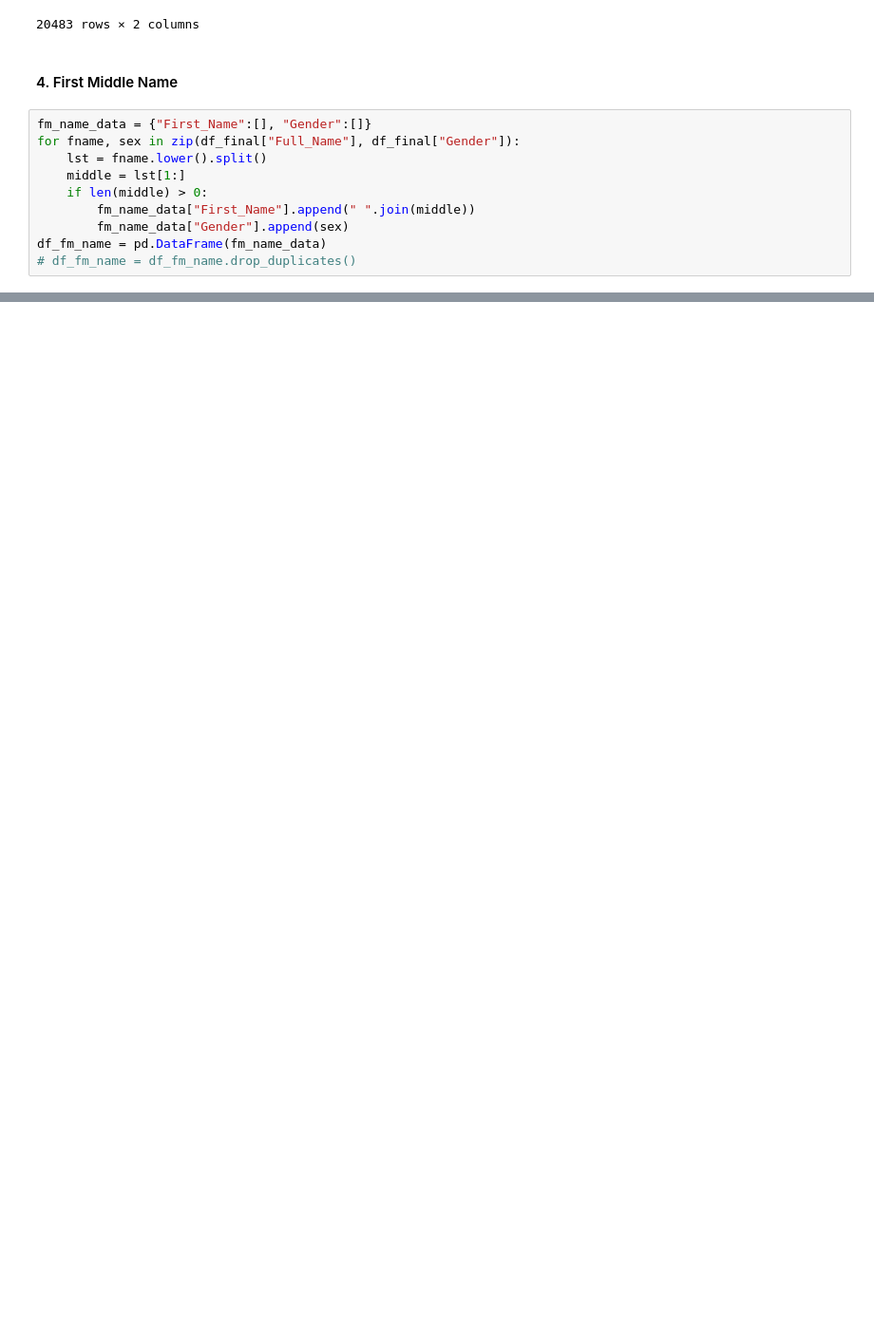
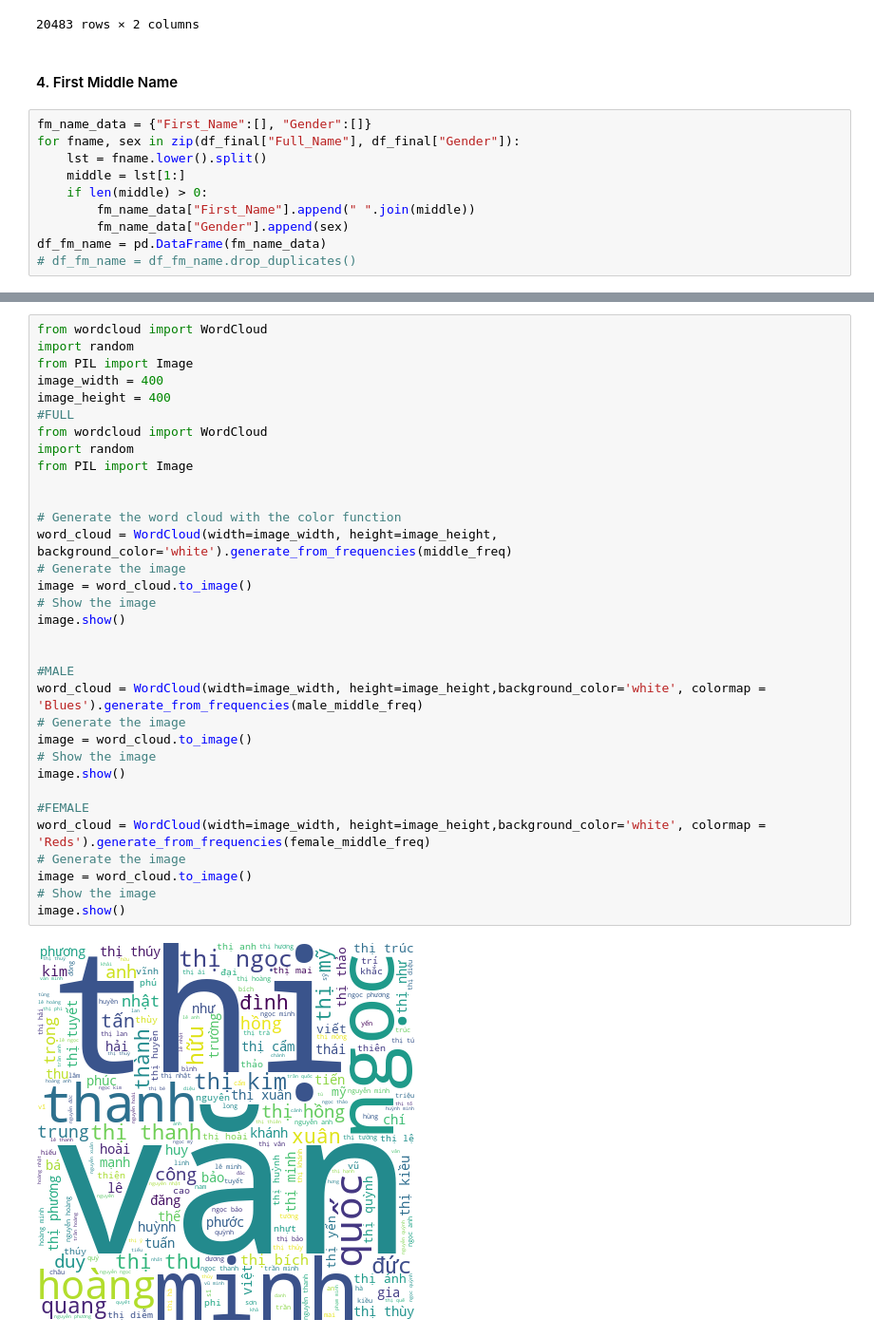
Before and after one commit to namhainguyen2803/The-Mr.-or-Ms.-Dilemma-Can-You-Guess-Them-All, a Jupyter notebook: GenderPrediction/dataset/Data.ipynb, the cells around one changed output, grey strips where cells are left out. Shown at 95% size. Drawn from its saved outputs; the diff is of its cells as text; blank space fills up the shorter version.

```diff
--- a/GenderPrediction/dataset/Data.ipynb
+++ b/GenderPrediction/dataset/Data.ipynb
@@ -485,0 +509,35 @@ df_fm_name
+# %%
+from wordcloud import WordCloud
+import random
+from PIL import Image
+image_width = 400
+image_height = 400
+#FULL
+from wordcloud import WordCloud
+import random
+from PIL import Image
+
+
+# Generate the word cloud with the color function
+word_cloud = WordCloud(width=image_width, height=image_height, background_color='white').generate_from_frequencies(middle_freq)
+# Generate the image
+image = word_cloud.to_image()
+# Show the image
+image.show()
+
+
+#MALE
+word_cloud = WordCloud(width=image_width, height=image_height,background_color='white', colormap = 'Blues').generate_from_frequencies(male_middle_freq)
+# Generate the image
+image = word_cloud.to_image()
+# Show the image
+image.show()
+
+#FEMALE
+word_cloud = WordCloud(width=image_width, height=image_height,background_color='white', colormap = 'Reds').generate_from_frequencies(female_middle_freq)
+# Generate the image
+image = word_cloud.to_image()
+# Show the image
+image.show()
+# %% [output]
+[figure, added]
```
Also changed, not shown: parts of 15 cells of this notebook, 4 other files.
